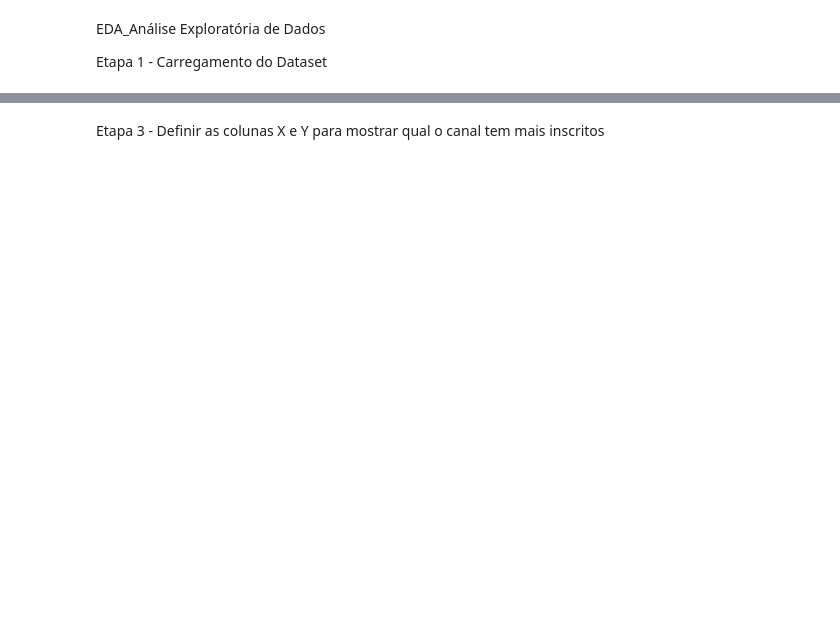
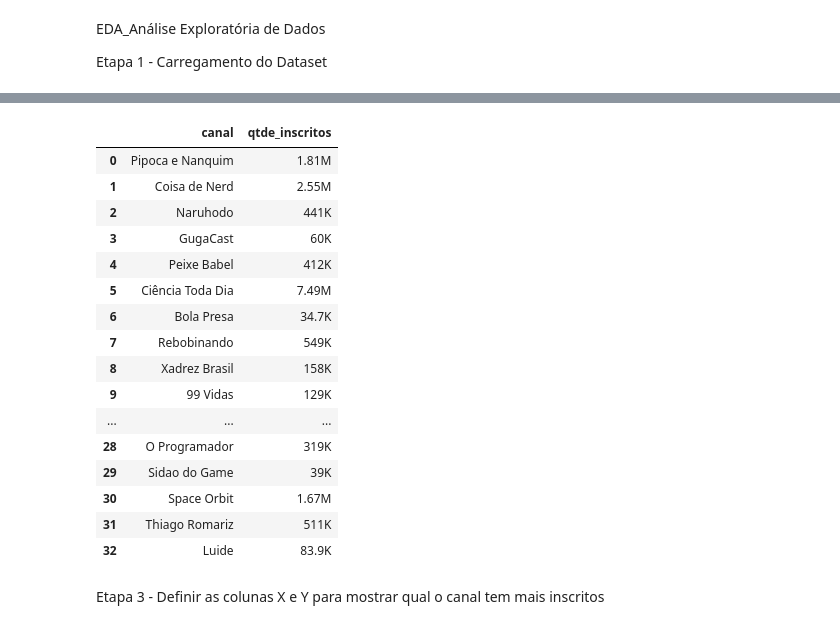
Before and after one commit to MarksAurelio/Tecnico_em_Inteligencia_Artificial, a Jupyter notebook: UC3/situacao_aprendizagem_01.ipynb, the cells around one changed output, grey strips where cells are left out. Saved outputs shown, nothing was run; the diff lists cells and outputs as text; code cells hidden in the pictures; blank space fills up the shorter version.

```diff
--- a/UC3/situacao_aprendizagem_01.ipynb
+++ b/UC3/situacao_aprendizagem_01.ipynb
@@ -61,2 +66,25 @@ None
+# %%
+# crie um novo dataframe apenas com as colunas canal e qtde_inscritos
+df_novo_frame = df_novo[['canal', 'qtde_inscritos']]
+# %%
+df_novo_frame
+# %% [output]
+|  | canal | qtde_inscritos |
+| 0 | Pipoca e Nanquim | 1.81M |
+| 1 | Coisa de Nerd | 2.55M |
+| 2 | Naruhodo | 441K |
+| 3 | GugaCast | 60K |
+| 4 | Peixe Babel | 412K |
+| 5 | Ciência Toda Dia | 7.49M |
+| 6 | Bola Presa | 34.7K |
+| 7 | Rebobinando | 549K |
+| 8 | Xadrez Brasil | 158K |
+| 9 | 99 Vidas | 129K |
+| ... | ... | ... |
+| 28 | O Programador | 319K |
+| 29 | Sidao do Game | 39K |
+| 30 | Space Orbit | 1.67M |
+| 31 | Thiago Romariz | 511K |
+| 32 | Luide | 83.9K |
 # %% [markdown]
 Etapa 3 - Definir as colunas X e Y para mostrar qual o canal tem mais inscritos
```
Also changed, not shown: parts of 29 cells of this notebook.
